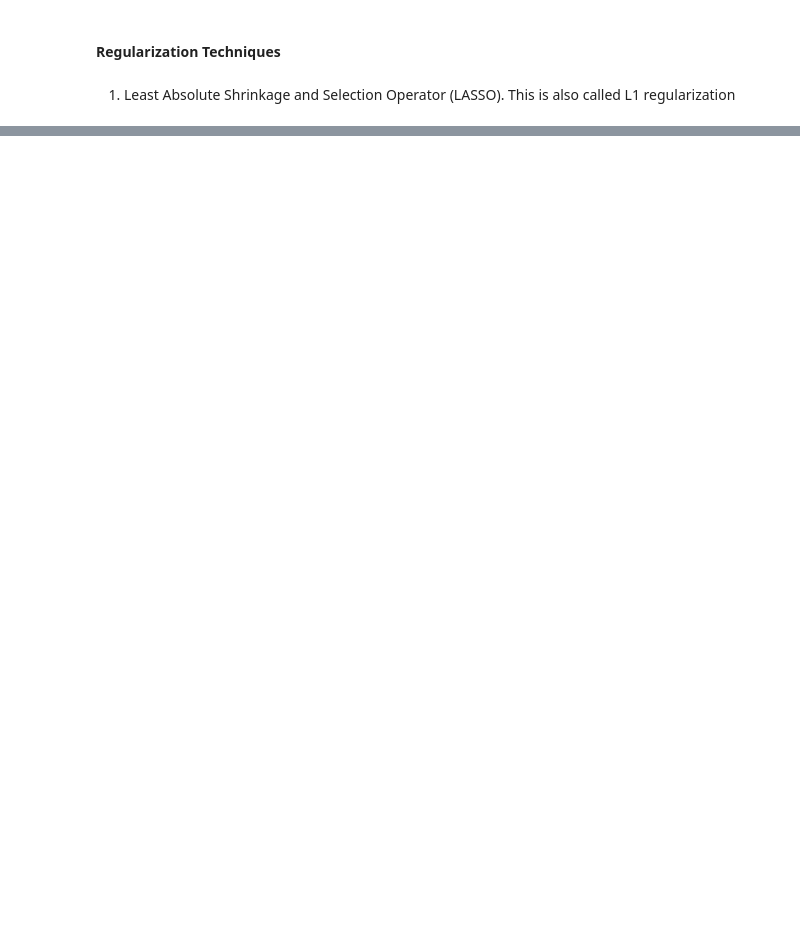
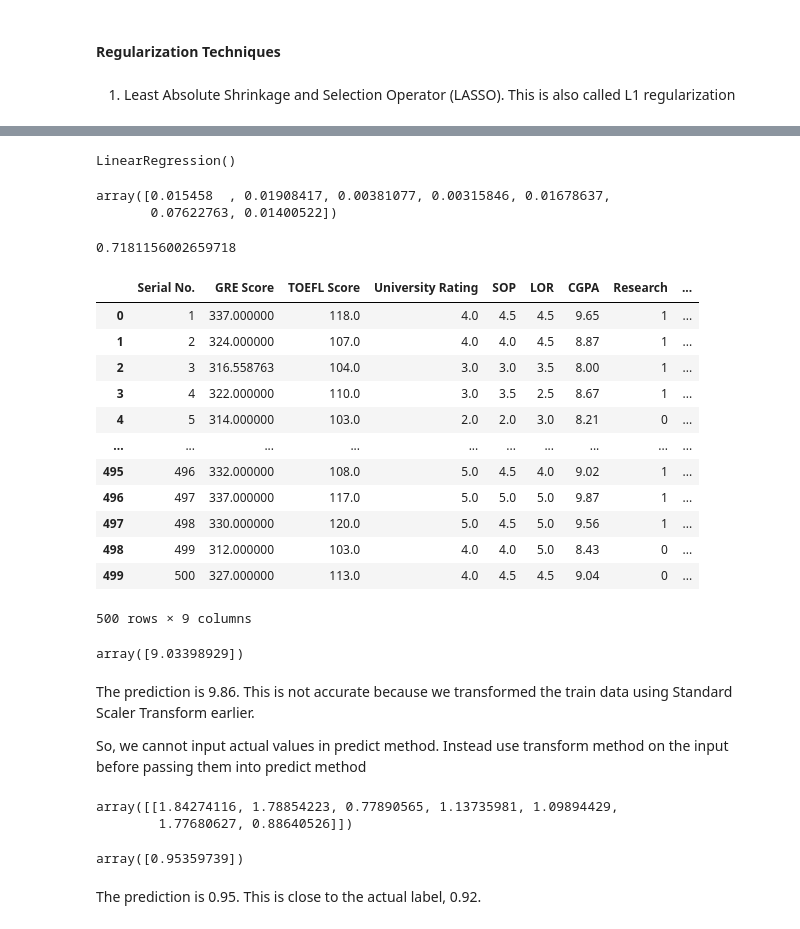
Before and after one commit to githubsharat/datascience, a Jupyter notebook: Other/00 Machine Learning Important Codes.ipynb, the cells around one changed output, grey strips where cells are left out. Cells and saved outputs as stored; diff of their text form; code cells hidden in the pictures; blank space fills up the shorter version.

```diff
--- a/Other/00 Machine Learning Important Codes.ipynb
+++ b/Other/00 Machine Learning Important Codes.ipynb
@@ -289,0 +333,2 @@ Cost Function for Elastic Net Regression: See below (hand written notes)
+# %%
+df = pd.read_csv('Admission_Prediction.csv')
@@ -289,0 +358,6 @@ Cost Function for Elastic Net Regression: See below (hand written notes)
+# %%
+df['GRE Score'] = df['GRE Score'].fillna(df['GRE Score'].mean())
+
+df['TOEFL Score'] = df['TOEFL Score'].fillna(df['TOEFL Score'].mean())
+
+df['University Rating'] = df['University Rating'].fillna(df['University Rating'].mean())
@@ -289,0 +562,14 @@ Cost Function for Elastic Net Regression: See below (hand written notes)
+# %%
+lr = LinearRegression()   #call an object of linear regression
+lr.fit(x_train, y_train)  # fit a line
+# %% [output]
+LinearRegression()
+# %%
+lr.coef_
+# %% [output]
+array([0.015458  , 0.01908417, 0.00381077, 0.00315846, 0.01678637,
+       0.07622763, 0.01400522])
+# %%
+lr.intercept_
+# %% [output]
+0.7181156002659718
@@ -289,0 +580,36 @@ Cost Function for Elastic Net Regression: See below (hand written notes)
+# %%
+df
+# %% [output]
+|  | Serial No. | GRE Score | TOEFL Score | University Rating | SOP | LOR | CGPA | Research | ... |
+| 0 | 1 | 337.000000 | 118.0 | 4.0 | 4.5 | 4.5 | 9.65 | 1 | ... |
+| 1 | 2 | 324.000000 | 107.0 | 4.0 | 4.0 | 4.5 | 8.87 | 1 | ... |
+| 2 | 3 | 316.558763 | 104.0 | 3.0 | 3.0 | 3.5 | 8.00 | 1 | ... |
+| 3 | 4 | 322.000000 | 110.0 | 3.0 | 3.5 | 2.5 | 8.67 | 1 | ... |
+| 4 | 5 | 314.000000 | 103.0 | 2.0 | 2.0 | 3.0 | 8.21 | 0 | ... |
+| ... | ... | ... | ... | ... | ... | ... | ... | ... | ... |
+| 495 | 496 | 332.000000 | 108.0 | 5.0 | 4.5 | 4.0 | 9.02 | 1 | ... |
+| 496 | 497 | 337.000000 | 117.0 | 5.0 | 5.0 | 5.0 | 9.87 | 1 | ... |
+| 497 | 498 | 330.000000 | 120.0 | 5.0 | 4.5 | 5.0 | 9.56 | 1 | ... |
+| 498 | 499 | 312.000000 | 103.0 | 4.0 | 4.0 | 5.0 | 8.43 | 0 | ... |
+| 499 | 500 | 327.000000 | 113.0 | 4.0 | 4.5 | 4.5 | 9.04 | 0 | ... |
+500 rows × 9 columns
+# %%
+lr.predict([[337, 118, 4.0, 4.5, 4.5, 9.65,1]])
+# %% [output]
+array([9.03398929])
+# %% [markdown]
+The prediction is 9.86. This is not accurate because we transformed the train data using Standard Scaler Transform earlier.
+
+So, we cannot input actual values in predict method. Instead use transform method on the input before passing them into predict method
+# %%
+scaler.transform([[337, 118, 4.0, 4.5, 4.5, 9.65,1]])
+# %% [output]
+array([[1.84274116, 1.78854223, 0.77890565, 1.13735981, 1.09894429,
+        1.77680627, 0.88640526]])
+# %%
+lr.predict([[1.84274116, 1.78854223, 0.77890565, 1.13735981, 1.09894429,
+        1.77680627, 0.88640526]])
+# %% [output]
+array([0.95359739])
+# %% [markdown]
+The prediction is 0.95. This is close to the actual label, 0.92.
```
Also changed, not shown: parts of 81 cells of this notebook.
